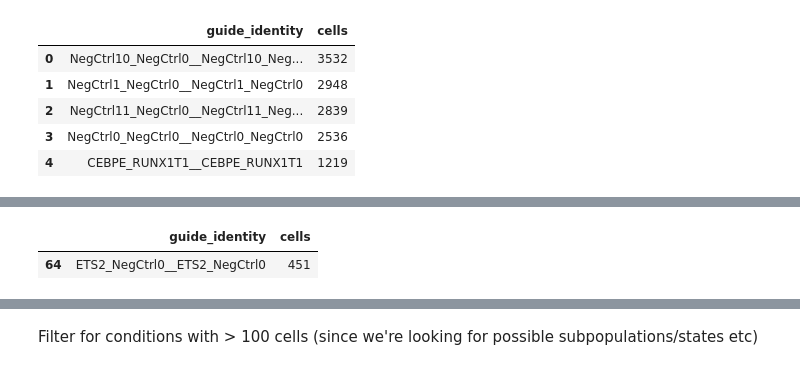
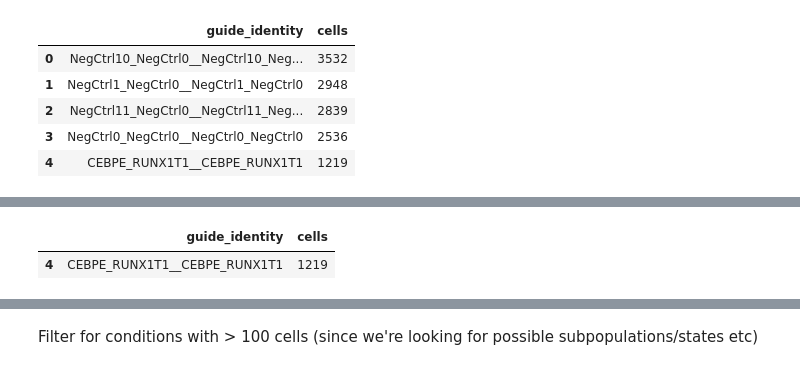
Before and after one commit to tarachari3/perturbCME, a Jupyter notebook: notebooks/20230915_meKMeans_norman.ipynb, the cells around one changed output, grey strips where cells are left out. Cells and saved outputs as stored; diff of their text form; code cells hidden in the pictures.

```diff
--- a/notebooks/20230915_meKMeans_norman.ipynb
+++ b/notebooks/20230915_meKMeans_norman.ipynb
@@ -105,5 +60,5 @@ saveCounts[saveCounts['guide_identity'].isin(['DUSP9_ETS2__DUSP9_ETS2'])]
-# %%
-saveCounts[saveCounts['guide_identity'].isin(['ETS2_NegCtrl0__ETS2_NegCtrl0'])]
-# %% [output]
-|  | guide_identity | cells |
-| 64 | ETS2_NegCtrl0__ETS2_NegCtrl0 | 451 |
+# %%
+saveCounts[saveCounts['guide_identity'].isin(['CEBPE_RUNX1T1__CEBPE_RUNX1T1'])]
+# %% [output]
+|  | guide_identity | cells |
+| 4 | CEBPE_RUNX1T1__CEBPE_RUNX1T1 | 1219 |
```
Also changed, not shown: parts of 79 cells of this notebook.
